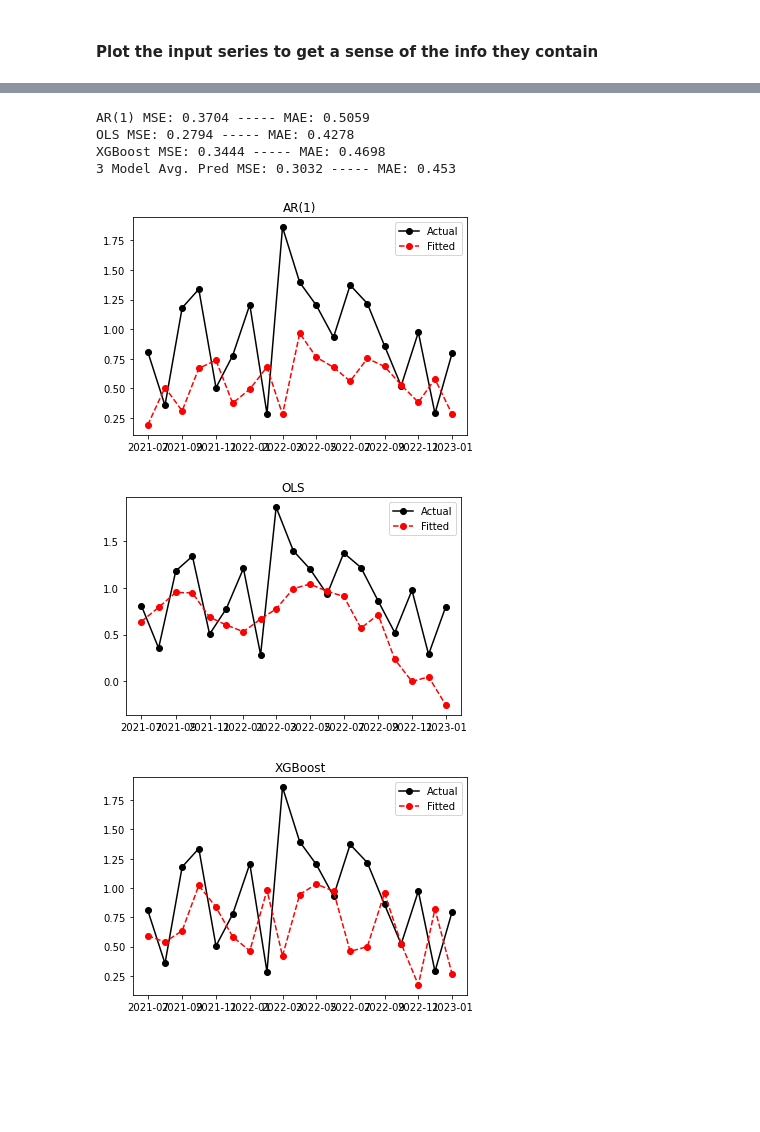
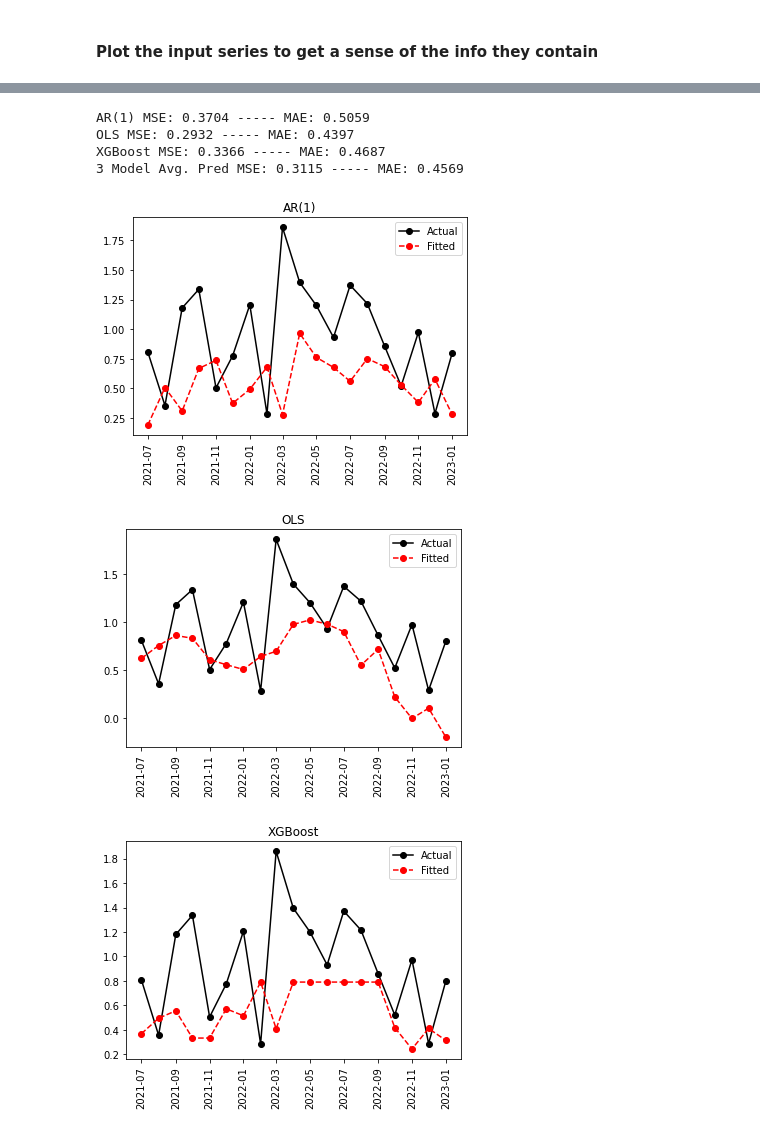
Before and after one commit to willcrossb/Latam_CPI_nowcast, a Jupyter notebook: Chile_headline_nowcast.ipynb, the cells around one changed output, grey strips where cells are left out. Drawn from its saved outputs; the diff is of its cells as text; code cells hidden in the pictures; blank space fills up the shorter version.

```diff
--- a/Chile_headline_nowcast.ipynb
+++ b/Chile_headline_nowcast.ipynb
@@ -132,0 +121,24 @@ df[['headline','BCH']].plot()
+# %%
+
+plotlist = ['copper','USppi','exrate','oil']
+
+#Plot Negative sentiment vs. Relevant covariates
+fig, axs = plt.subplots(4,1, figsize = (9, 12))
+
+colorlist = ['#E24A33','#348ABD','#988ED5','#FBC15E','#8EBA42','#FFB5B','#777777']
+
+for i, var in enumerate(plotlist):
+
+    fig.tight_layout()
+
+    #Define plots here
+    axs[i].set_title(var)
+    axs[i].tick_params(rotation=90)
+    axs[i].plot(df[var],color = colorlist[i],label =var,solid_capstyle='round')
+    axs[i].legend(loc='lower left')
+
+
+    ax2 = axs[i].twinx()
+    ax2.plot(df['headline'],'k',label ='Headline CPI',solid_capstyle='round')
+    ax2.legend(loc='lower right')
+    ax2.set_ylabel('CPI (MoM % Change)')
@@ -190,7 +205,7 @@ Notes:
 [1] Standard Errors assume that the covariance matrix of the errors is correctly specified.
 # %%
 #Generate best regression predictions
-x_set = ['oil','exrate','FALABELLA.SN','COPEC.SN','CCU','BCH_L_2','BCH_L_3','headline_L_1','USppi','M_3', 'M_9', 'M_11']
+x_set = ['oil','exrate','headline_L_1','USppi','M_3', 'M_9', 'M_11']
 
 #Define x & y
 x = df_train[x_set]
@@ -240,7 +250,7 @@ Notes:
 [1] Standard Errors assume that the covariance matrix of the errors is correctly specified.
 # %%
 #Fit the XGB model here
-x_set = ['oil','FALABELLA.SN','COPEC.SN','CCU','BCH','BCH_L_1','BCH_L_2','BCH_L_3','headline_L_1','headline_L_2','VIXCLS','exrate','USppi','M_3', 'M_9', 'M_11']
+x_set = ['oil','FALABELLA.SN','COPEC.SN','CCU','BCH','BCH_L_1','BCH_L_2','BCH_L_3','headline_L_1','headline_L_2','VIXCLS','exrate','USppi','month']
 
 xgb_laglist = []
 for var in xgb_laglist:
@@ -265,26 +275,27 @@ plot_importance(reg, height=2,max_num_features=20)
 # %%
 #Present a model summary Comparison
 df_test['avgfit'] =  df_test[['fittedAR','fittedOLS','fittedXGB']].mean(axis=1)
 
 model_specs = {'AR(1)':'fittedAR','OLS':'fittedOLS','XGBoost':'fittedXGB','3 Model Avg. Pred':'avgfit'}
 
 for model in model_specs:
     varname = model_specs[model]
     plt.figure()
     plt.plot(df_test['headline'],'k',label ='Actual',marker='o')
     plt.plot(df_test[varname],color='r',linestyle='dashed', marker='o',
      markerfacecolor='red', label ='Fitted')
     plt.title(model)
     plt.legend()
+    plt.xticks(rotation=90)
 
     MSE = mean_squared_error(df_test['headline'], df_test[varname]).round(4)
     MAE = mean_absolute_error(df_test['headline'], df_test[varname]).round(4)
     print(f'{model} MSE: {MSE} ----- MAE: {MAE}')
 # %% [output]
 AR(1) MSE: 0.3704 ----- MAE: 0.5059
-OLS MSE: 0.2794 ----- MAE: 0.4278
-XGBoost MSE: 0.3444 ----- MAE: 0.4698
-3 Model Avg. Pred MSE: 0.3032 ----- MAE: 0.453
+OLS MSE: 0.2932 ----- MAE: 0.4397
+XGBoost MSE: 0.3366 ----- MAE: 0.4687
+3 Model Avg. Pred MSE: 0.3115 ----- MAE: 0.4569
-[figure, old version]
+[figure, new version]
-[figure, old version]
+[figure, new version]
-[figure, old version]
+[figure, new version]
```
Also changed, not shown: parts of 10 cells of this notebook.
